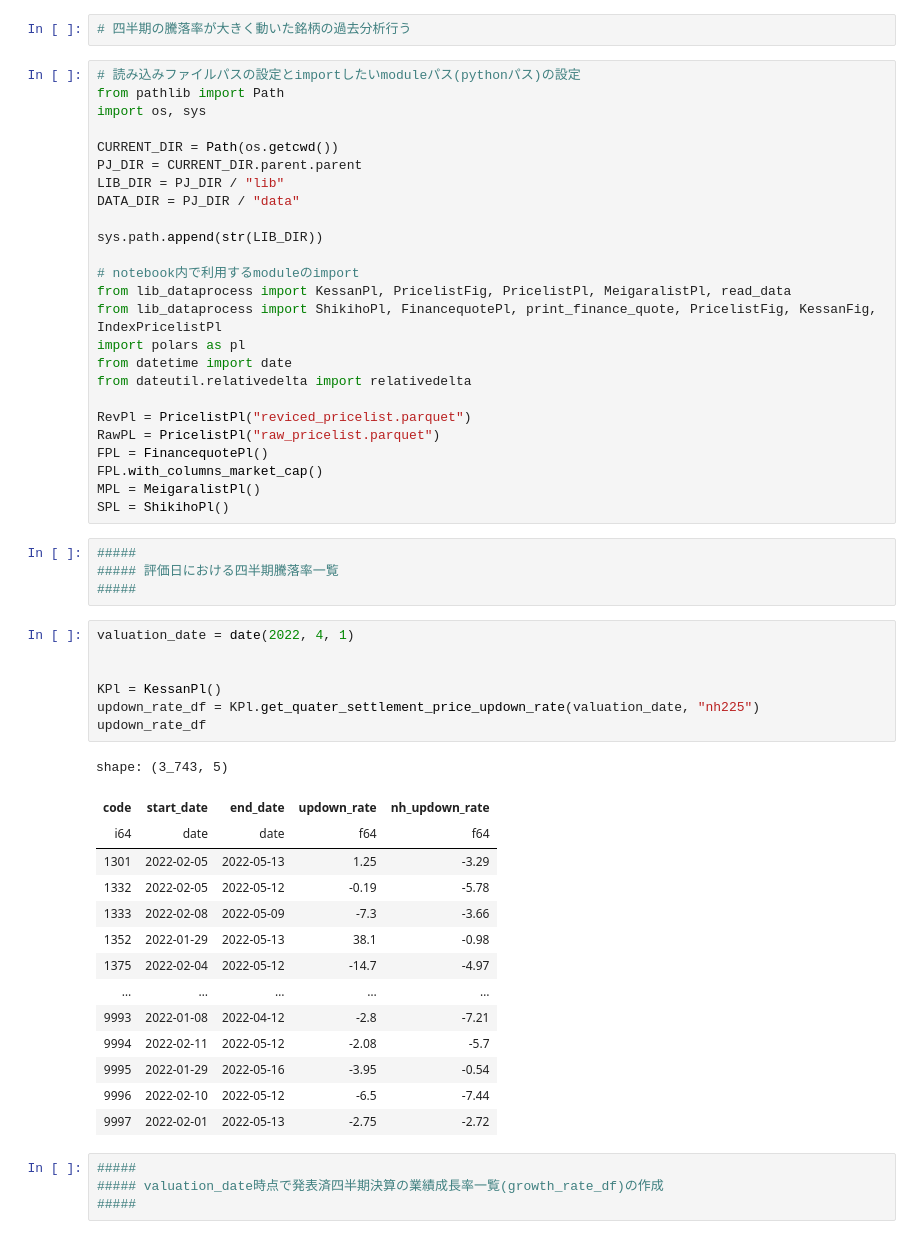
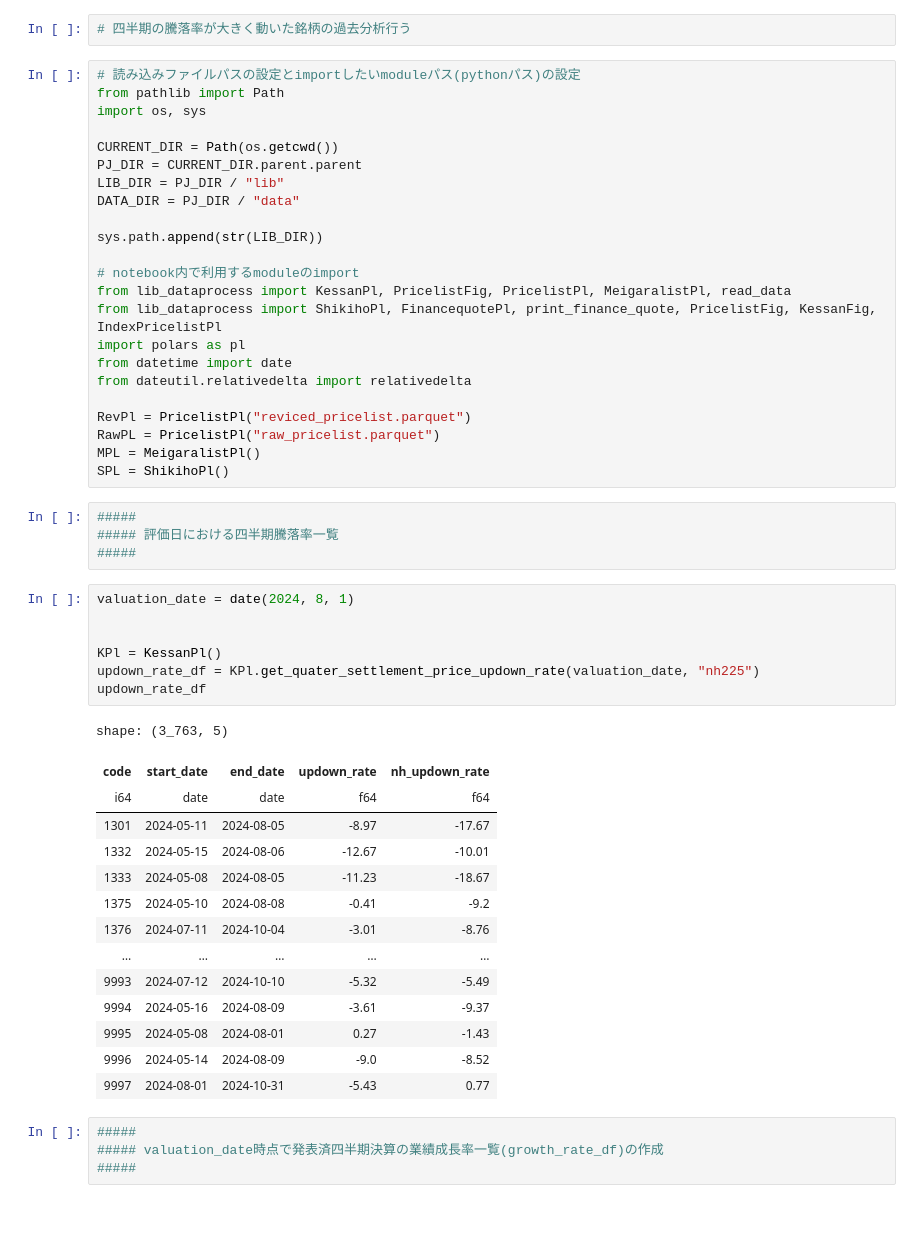
Before and after one commit to ogs-digilfe/wequant, a Jupyter notebook: notebooks/analysis/四半期騰落率過去分析1.ipynb, the cells around one changed output. Saved outputs shown, nothing was run; the diff lists cells and outputs as text.

```diff
--- a/notebooks/analysis/四半期騰落率過去分析1.ipynb
+++ b/notebooks/analysis/四半期騰落率過去分析1.ipynb
@@ -21,8 +21,6 @@ from dateutil.relativedelta import relativedelta
 
 RevPl = PricelistPl("reviced_pricelist.parquet")
 RawPL = PricelistPl("raw_pricelist.parquet")
-FPL = FinancequotePl()
-FPL.with_columns_market_cap()
 MPL = MeigaralistPl()
 SPL = ShikihoPl()
 # %%
@@ -30,27 +28,27 @@ SPL = ShikihoPl()
 ##### 評価日における四半期騰落率一覧
 #####
 # %%
-valuation_date = date(2022, 4, 1)
+valuation_date = date(2024, 8, 1)
 
 
 KPl = KessanPl()
 updown_rate_df = KPl.get_quater_settlement_price_updown_rate(valuation_date, "nh225")
 updown_rate_df
 # %% [output]
-shape: (3_743, 5)
+shape: (3_763, 5)
 | code | start_date | end_date | updown_rate | nh_updown_rate |
 | i64 | date | date | f64 | f64 |
-| 1301 | 2022-02-05 | 2022-05-13 | 1.25 | -3.29 |
-| 1332 | 2022-02-05 | 2022-05-12 | -0.19 | -5.78 |
-| 1333 | 2022-02-08 | 2022-05-09 | -7.3 | -3.66 |
-| 1352 | 2022-01-29 | 2022-05-13 | 38.1 | -0.98 |
-| 1375 | 2022-02-04 | 2022-05-12 | -14.7 | -4.97 |
+| 1301 | 2024-05-11 | 2024-08-05 | -8.97 | -17.67 |
+| 1332 | 2024-05-15 | 2024-08-06 | -12.67 | -10.01 |
+| 1333 | 2024-05-08 | 2024-08-05 | -11.23 | -18.67 |
+| 1375 | 2024-05-10 | 2024-08-08 | -0.41 | -9.2 |
+| 1376 | 2024-07-11 | 2024-10-04 | -3.01 | -8.76 |
 | … | … | … | … | … |
-| 9993 | 2022-01-08 | 2022-04-12 | -2.8 | -7.21 |
-| 9994 | 2022-02-11 | 2022-05-12 | -2.08 | -5.7 |
-| 9995 | 2022-01-29 | 2022-05-16 | -3.95 | -0.54 |
-| 9996 | 2022-02-10 | 2022-05-12 | -6.5 | -7.44 |
-| 9997 | 2022-02-01 | 2022-05-13 | -2.75 | -2.72 |
+| 9993 | 2024-07-12 | 2024-10-10 | -5.32 | -5.49 |
+| 9994 | 2024-05-16 | 2024-08-09 | -3.61 | -9.37 |
+| 9995 | 2024-05-08 | 2024-08-01 | 0.27 | -1.43 |
+| 9996 | 2024-05-14 | 2024-08-09 | -9.0 | -8.52 |
+| 9997 | 2024-08-01 | 2024-10-31 | -5.43 | 0.77 |
 # %%
 #####
 ##### valuation_date時点で発表済四半期決算の業績成長率一覧(growth_rate_df)の作成
```
Also changed, not shown: parts of 7 cells of this notebook, 3 other files.
